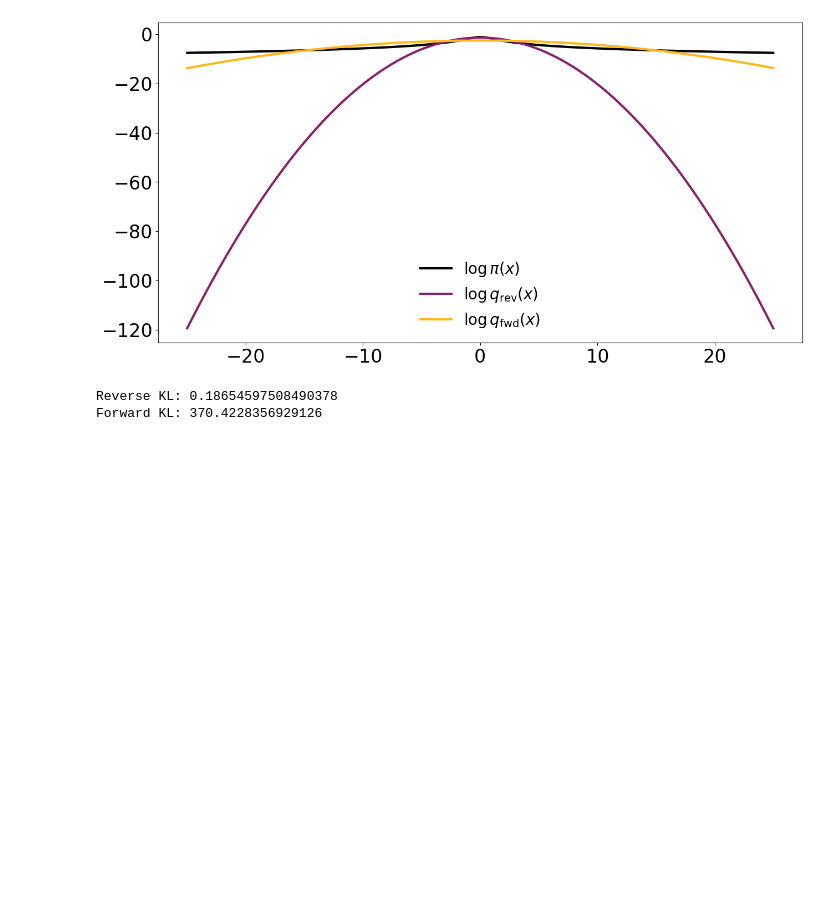
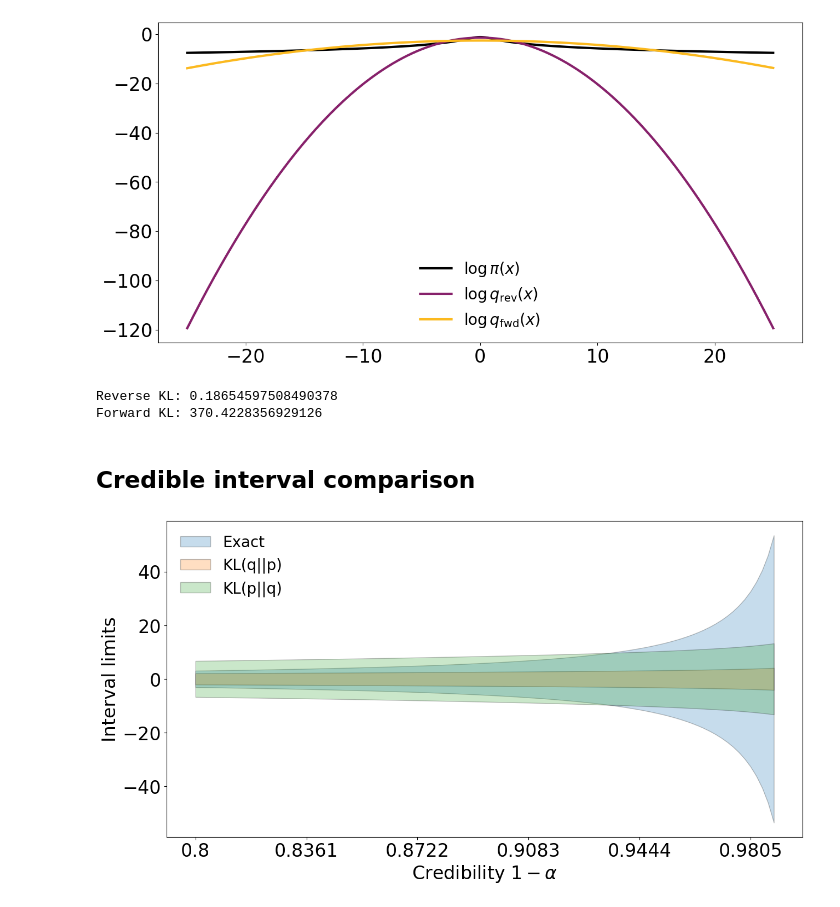
Before and after one commit to giankdiluvi/vi-ci-calibration, a Jupyter notebook: src/cauchy.ipynb, the cells around one changed output. Saved outputs shown, nothing was run; the diff lists cells and outputs as text; code cells hidden in the pictures; blank space fills up the shorter version.

Commit message:
credibility plot

```diff
--- a/src/cauchy.ipynb
+++ b/src/cauchy.ipynb
@@ -161,3 +161,23 @@ print('Forward KL: '+str(fwd_kl))
 # %% [output]
 Reverse KL: 0.18654597508490378
 Forward KL: 370.4228356929126
+# %% [markdown]
+## Credible interval comparison
+# %%
+alphas=np.flip(np.linspace(0.01,0.2,101)[1:])
+true_lims=stats.cauchy.ppf(alphas/2)
+rev_lims=stats.norm.ppf(alphas/2,loc=rev_mu,scale=np.exp(rev_lsigma))
+fwd_lims=stats.norm.ppf(alphas/2,loc=fwd_mu,scale=np.exp(fwd_lsigma))
+# %%
+lsa=np.arange(0,alphas.shape[0])
+#plt.errorbar(x=lsa,y=np.zeros(alphas.shape[0]),yerr=true_lims[1,:])
+plt.fill_between(x=lsa,y1=true_lims,y2=-true_lims,label='Exact',alpha=0.25,ec='black')
+plt.fill_between(x=lsa,y1=rev_lims,y2=-rev_lims,label='KL(q||p)',alpha=0.25,ec='black')
+plt.fill_between(x=lsa,y1=fwd_lims,y2=-fwd_lims,label='KL(p||q)',alpha=0.25,ec='black')
+
+plt.ylabel('Interval limits')
+plt.xlabel(r'Credibility $1-\alpha$')
+plt.xticks(ticks=np.arange(0,100,step=19),labels=1-alphas[np.arange(0,100,step=19)])
+plt.legend(fontsize='small',frameon=False,loc='upper left');
+# %% [output]
+[figure, added]
```
